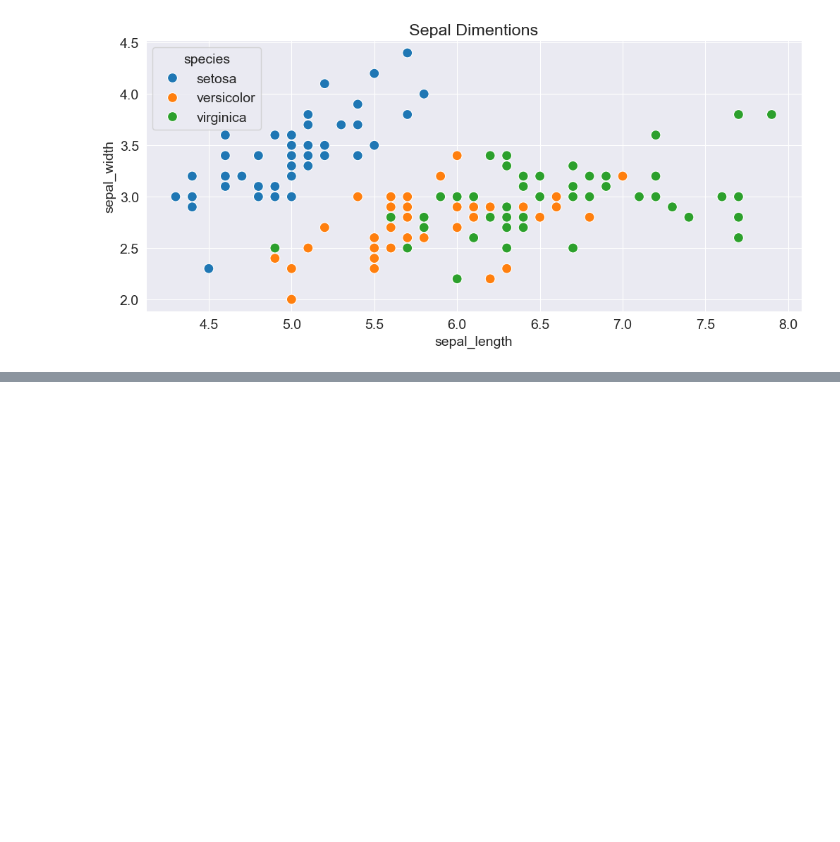
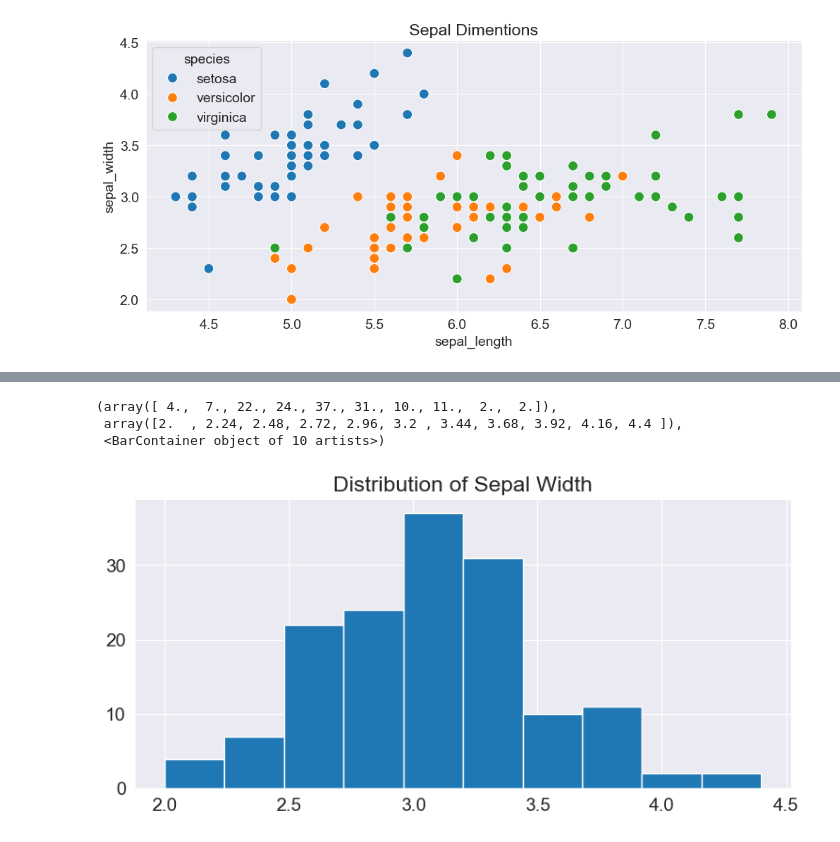
Before and after one commit to BetulAlbayrak1999/Pandas-Numpy-DataVisualization, a Jupyter notebook: Visualization with Matplotlib and Seaborn.ipynb, the cells around one changed output, grey strips where cells are left out. Drawn from its saved outputs; the diff is of its cells as text; code cells hidden in the pictures; blank space fills up the shorter version.

Commit message:
working with Histogram

```diff
--- a/Visualization with Matplotlib and Seaborn.ipynb
+++ b/Visualization with Matplotlib and Seaborn.ipynb
@@ -185,0 +202,8 @@ sns.scatterplot(x= flower_df.sepal_length,
+# %%
+plt.title("Distribution of Sepal Width")
+plt.hist(flower_df.sepal_width)
+# %% [output]
+(array([ 4.,  7., 22., 24., 37., 31., 10., 11.,  2.,  2.]),
+ array([2.  , 2.24, 2.48, 2.72, 2.96, 3.2 , 3.44, 3.68, 3.92, 4.16, 4.4 ]),
+ <BarContainer object of 10 artists>)
+[figure, added]
```
Also changed, not shown: parts of 5 cells of this notebook.
